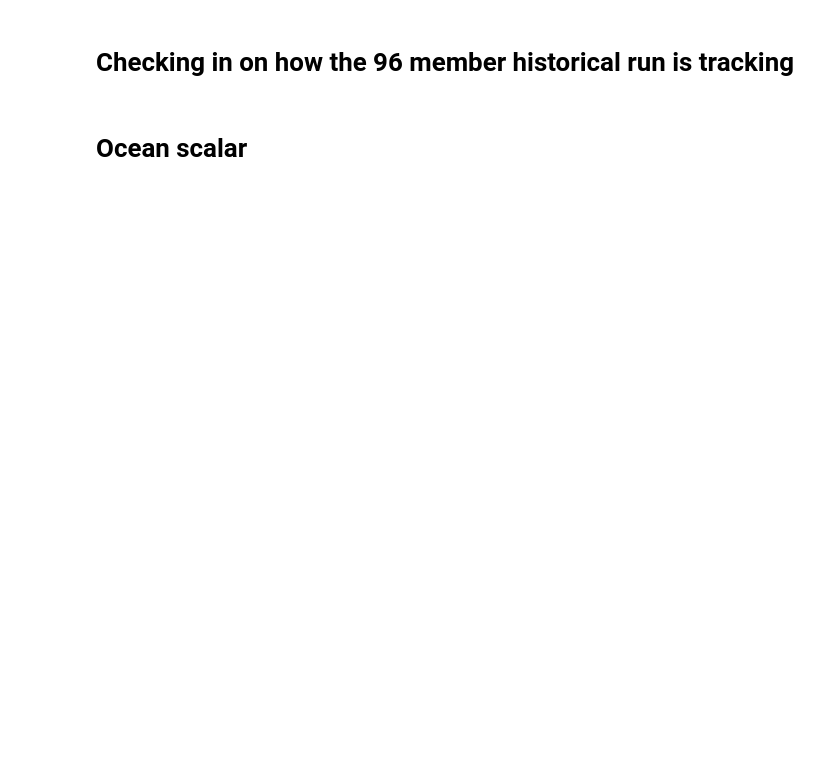
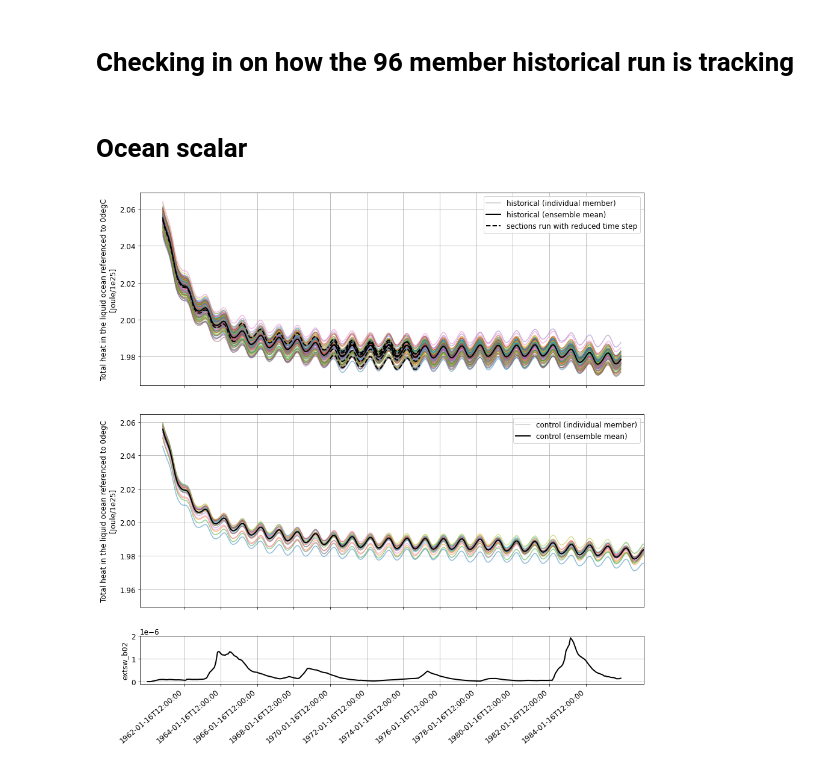
Before and after one commit to dougiesquire/cm-historical, a Jupyter notebook: notebooks/hist.ipynb, the cells around one changed output. Drawn from its saved outputs; the diff is of its cells as text; code cells hidden in the pictures; blank space fills up the shorter version.

```diff
--- a/notebooks/hist.ipynb
+++ b/notebooks/hist.ipynb
@@ -47,6 +47,84 @@ ds = xr.concat(ds, dim='ensemble')
 
 # ds_anom = ds.groupby('time.month') - clim
 ds_anom = ds
+# %%
+fig, (ax0, ax1, ax2) = plt.subplots(3, 1, gridspec_kw={'height_ratios': [4, 4, 1]}, figsize=(15,15))
+
+# ====================================================================
+plot_ensembles = ds_anom.ensemble.values
+for idx, e in enumerate(plot_ensembles):
+    ax0.plot([np.datetime64(t.strftime()) for t in ds_anom.time.values],
+         ds_anom.sel(ensemble=e),
+         label='__nolabel__',
+         linewidth=1.5, alpha=0.5)
+
+for idx, e in enumerate(plot_ensembles):
+    mom_outs = glob.glob(f'{path}/mem{str(e).zfill(3)}/mom*')
+    sections = reduced_dt_sections(mom_outs)
+    if sections != []:
+        for section in sections:
+            ax0.plot([np.datetime64(t.strftime()) for t in ds_anom.time.values[section[0]:section[1]]],
+                     ds_anom.sel(ensemble=e)[section[0]:section[1]],
+                     color='k', linestyle='--', linewidth=2,
+                     label='__nolabel__')
+ax0.plot([np.nan, np.nan], [np.nan, np.nan],
+         color=[0.8,0.8,0.8], label='historical (individual member)')
+
+ax0.plot([np.datetime64(t.strftime()) for t in ds_anom.time.values],
+         ds_anom.mean('ensemble'),
+         label='historical (ensemble mean)', color='k', linewidth=2)
+
+ax0.plot([np.nan, np.nan], [np.nan, np.nan],
+         color='k', linestyle='--', linewidth=2, label='sections run with reduced time step')
+
+ax0.legend(ncol=1)
+ax0.set_ylabel(f'{ds_anom.attrs["long_name"]}\n[{ds_anom.attrs["units"]}]');
+ax0.grid()
+xticks = [np.datetime64(t.strftime()) for t in ds_anom.time.values[2+12::24]]
+ax0.set_xticks(xticks)
+ax0.set_xticklabels([])
+xlims = ax0.get_xlim()
+
+# ====================================================================
+ctrl = xr.open_dataset('c5-d60-pX-ctrl-19601101-temp_total.nc')['temp_total']
+
+plot_ensembles = list(range(1,7))+list(range(8,10))+list(range(11,23))
+for idx, e in enumerate(plot_ensembles):
+    ax1.plot([np.datetime64(t.strftime()) for t in ctrl.time.values],
+         ctrl.sel(ensemble=e),
+         label='__nolabel__',
+         linewidth=1.5, alpha=0.5)
+ax1.plot([np.nan, np.nan], [np.nan, np.nan],
+         color=[0.8,0.8,0.8], label='control (individual member)')
+
+ax1.plot([np.datetime64(t.strftime()) for t in ctrl.time.values],
+         ctrl.mean('ensemble'),
+         label='control (ensemble mean)', color='k', linewidth=2)
+
+ax1.legend(ncol=1)
+ax1.set_ylabel(f'{ds_anom.attrs["long_name"]}\n[{ds_anom.attrs["units"]}]');
+ax1.grid()
+ax1.set_xticks(xticks)
+ax1.set_xticklabels([])
+ax1.set_xlim(xlims);
+
+f = xr.open_dataset(
+    f'/g/data/xv83/ds0092/CAFE/historical/WIP/c5-d60-pX-hist-19601101-96mem/mem001/INPUT/extsw_data.nc')
+
+period = slice(str(ds_anom.time[0].dt.year.values),
+               str(ds_anom.time[-1].dt.year.values))
+lev = 60
+
+lat_mean = f['extsw_b02'].sel(time=period).mean('lat')
+ax2.plot([np.datetime64(t.strftime()) for t in lat_mean.time.values],
+        lat_mean.sel(pfull=lev, method='nearest'), color='k', linewidth=2)
+ax2.set_xticks(xticks)
+ax2.set_xticklabels(xticks, rotation=40, ha='right');
+ax2.set_ylabel('extsw_b02');
+ax2.grid()
+ax2.set_xlim(xlims);
+# %% [output]
+[figure, added]
 # %%
 fig, (ax0, ax1, ax2) = plt.subplots(3, 1, gridspec_kw={'height_ratios': [4, 4, 1]}, figsize=(15,15))
 
```
Also changed, not shown: parts of 2 cells of this notebook.
